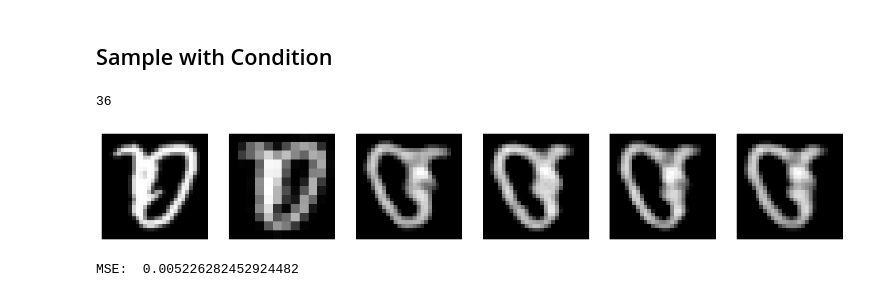
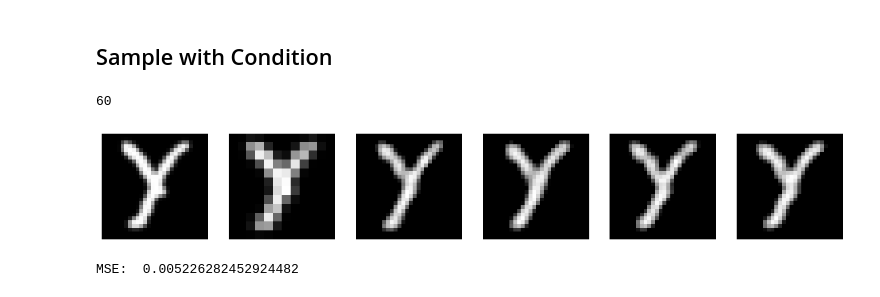
Before and after one commit to lukevoss/GNN, a Jupyter notebook: Project/superresolution_inference.ipynb, the cells around one changed output. Cells and saved outputs as stored; diff of their text form; code cells hidden in the pictures.

```diff
--- a/Project/superresolution_inference.ipynb
+++ b/Project/superresolution_inference.ipynb
@@ -39,45 +39,44 @@ test_loader = DataLoader(test_data, batch_size=1, shuffle=False)
 # %% [markdown]
 ## Sample with Condition
 # %%
-image, small_image, label = test_data[1]
+image, small_image, label = test_data[21]
 n_samples = 4
 print(label)
 condition = autoencoder_12x12.encoder(small_image)
 cinn.eval()
 samples = cinn.sample(n_samples, condition)
 reconstructed_images = [autoencoder_28x28.decoder(sample).detach() for sample in samples]
-
 fig, ax = plt.subplots(1, n_samples+2, figsize=(17, 5)) # Create a figure and a set of subplots
 
 # Rotate and flip the original image
-rotated_flipped_image = torch.rot90(image, k=1, dims=[-2, -1])  # Rotate 90 degrees anticlockwise
+rotated_flipped_image = torch.rot90(image, k=-1, dims=[-2, -1])  # Rotate 90 degrees anticlockwise
 rotated_flipped_image = torch.flip(rotated_flipped_image, dims=[-1])  # Flip horizontally
 
 # Display the rotated and flipped original image
 ax[0].imshow(rotated_flipped_image[0], cmap='gray')
 ax[0].axis('off')
 
 # Rotate and flip the small image
-rotated_flipped_small_image = torch.rot90(small_image, k=1, dims=[-2, -1])  # Rotate 90 degrees anticlockwise
+rotated_flipped_small_image = torch.rot90(small_image, k=-1, dims=[-2, -1])  # Rotate 90 degrees anticlockwise
 rotated_flipped_small_image = torch.flip(rotated_flipped_small_image, dims=[-1])  # Flip horizontally
 
 # Display the rotated and flipped small image
 ax[1].imshow(rotated_flipped_small_image[0, :, :], cmap='gray')
 ax[1].axis('off')
 
 for i in range(n_samples):
     # Rotate and flip each reconstructed image
-    rotated_flipped_reconstructed = torch.rot90(reconstructed_images[i], k=1, dims=[-2, -1])  # Rotate 90 degrees anticlockwise
+    rotated_flipped_reconstructed = torch.rot90(reconstructed_images[i], k=-1, dims=[-2, -1])  # Rotate 90 degrees anticlockwise
     rotated_flipped_reconstructed = torch.flip(rotated_flipped_reconstructed, dims=[-1])  # Flip horizontally
 
     # Display the rotated and flipped reconstructed image
     ax[i+2].imshow(rotated_flipped_reconstructed[0, 0, :, :], cmap='gray')
     ax[i+2].axis('off')
 
 plt.show()
 # %% [output]
-36
+60
-[figure, old version]
+[figure, new version]
 # %%
 from torch import nn
 from tqdm import tqdm
```
Also changed, not shown: 2 other files.
